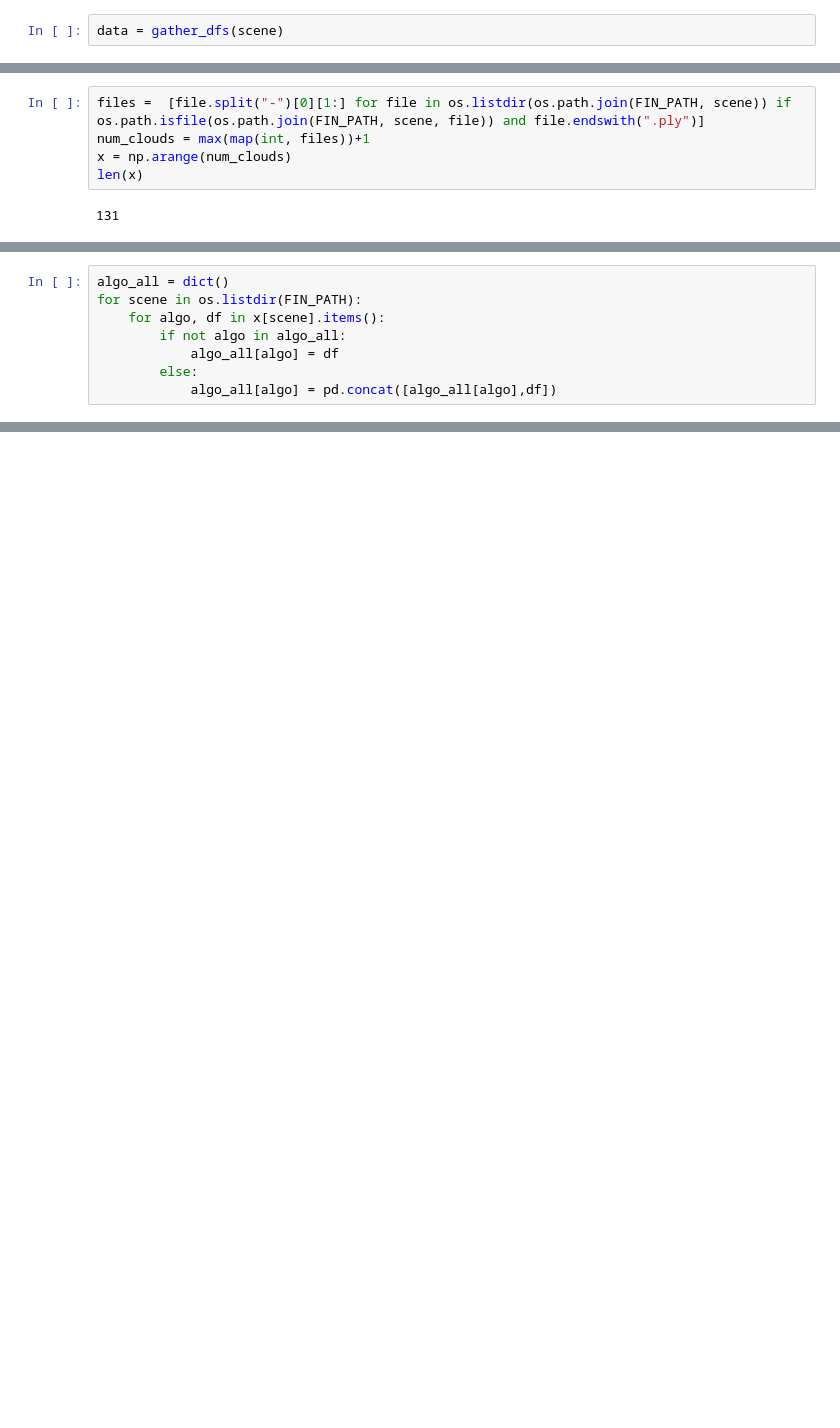
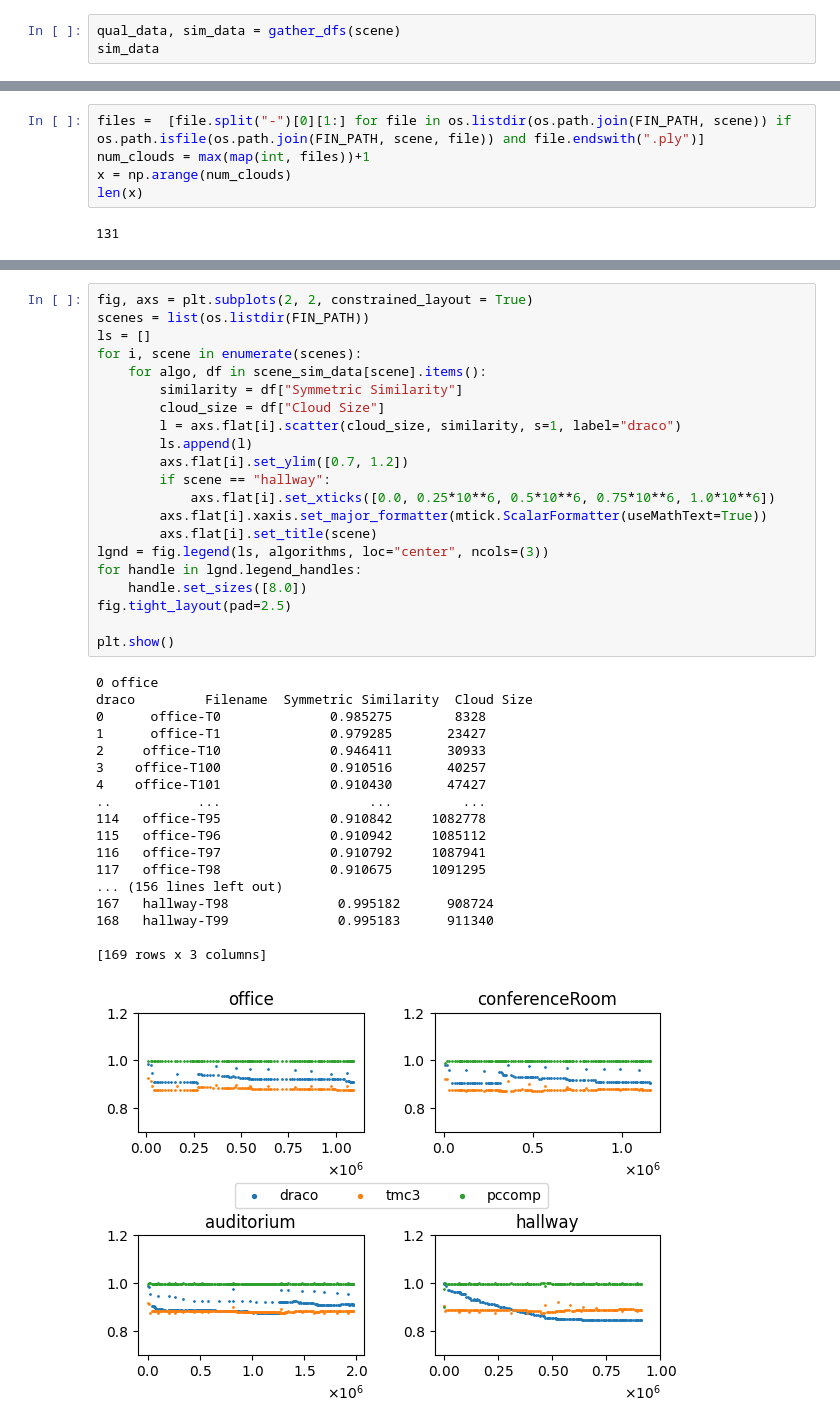
Before and after one commit to lupeterm/pc-compression, a Jupyter notebook: plot.ipynb, the cells around one changed output, grey strips where cells are left out. Saved outputs shown, nothing was run; the diff lists cells and outputs as text; blank space fills up the shorter version.

```diff
--- a/plot.ipynb
+++ b/plot.ipynb
@@ -24,3 +26,4 @@ def gather_dfs(scene: str):
 # %%
-data = gather_dfs(scene)
+qual_data, sim_data = gather_dfs(scene)
+sim_data
 # %% [output]
@@ -138,8 +121,0 @@ x
-# %%
-algo_all = dict()
-for scene in os.listdir(FIN_PATH):
-    for algo, df in x[scene].items():
-        if not algo in algo_all:
-            algo_all[algo] = df
-        else:
-            algo_all[algo] = pd.concat([algo_all[algo],df])
@@ -205,0 +122,40 @@ plt.show()
+# %%
+fig, axs = plt.subplots(2, 2, constrained_layout = True)
+scenes = list(os.listdir(FIN_PATH))
+ls = []
+for i, scene in enumerate(scenes):
+    for algo, df in scene_sim_data[scene].items():
+        similarity = df["Symmetric Similarity"]
+        cloud_size = df["Cloud Size"]
+        l = axs.flat[i].scatter(cloud_size, similarity, s=1, label="draco")
+        ls.append(l)
+        axs.flat[i].set_ylim([0.7, 1.2])
+        if scene == "hallway":
+            axs.flat[i].set_xticks([0.0, 0.25*10**6, 0.5*10**6, 0.75*10**6, 1.0*10**6])
+        axs.flat[i].xaxis.set_major_formatter(mtick.ScalarFormatter(useMathText=True))
+        axs.flat[i].set_title(scene)
+lgnd = fig.legend(ls, algorithms, loc="center", ncols=(3))
+for handle in lgnd.legend_handles:
+    handle.set_sizes([8.0])
+fig.tight_layout(pad=2.5)
+
+plt.show()
+# %% [output]
+0 office
+draco         Filename  Symmetric Similarity  Cloud Size
+0      office-T0              0.985275        8328
+1      office-T1              0.979285       23427
+2     office-T10              0.946411       30933
+3    office-T100              0.910516       40257
+4    office-T101              0.910430       47427
+..           ...                   ...         ...
+114   office-T95              0.910842     1082778
+115   office-T96              0.910942     1085112
+116   office-T97              0.910792     1087941
+117   office-T98              0.910675     1091295
+... (156 lines left out)
+167   hallway-T98              0.995182      908724
+168   hallway-T99              0.995183      911340
+
+[169 rows x 3 columns]
+[figure, added]
```
Also changed, not shown: parts of 10 cells of this notebook, 3 other files.
